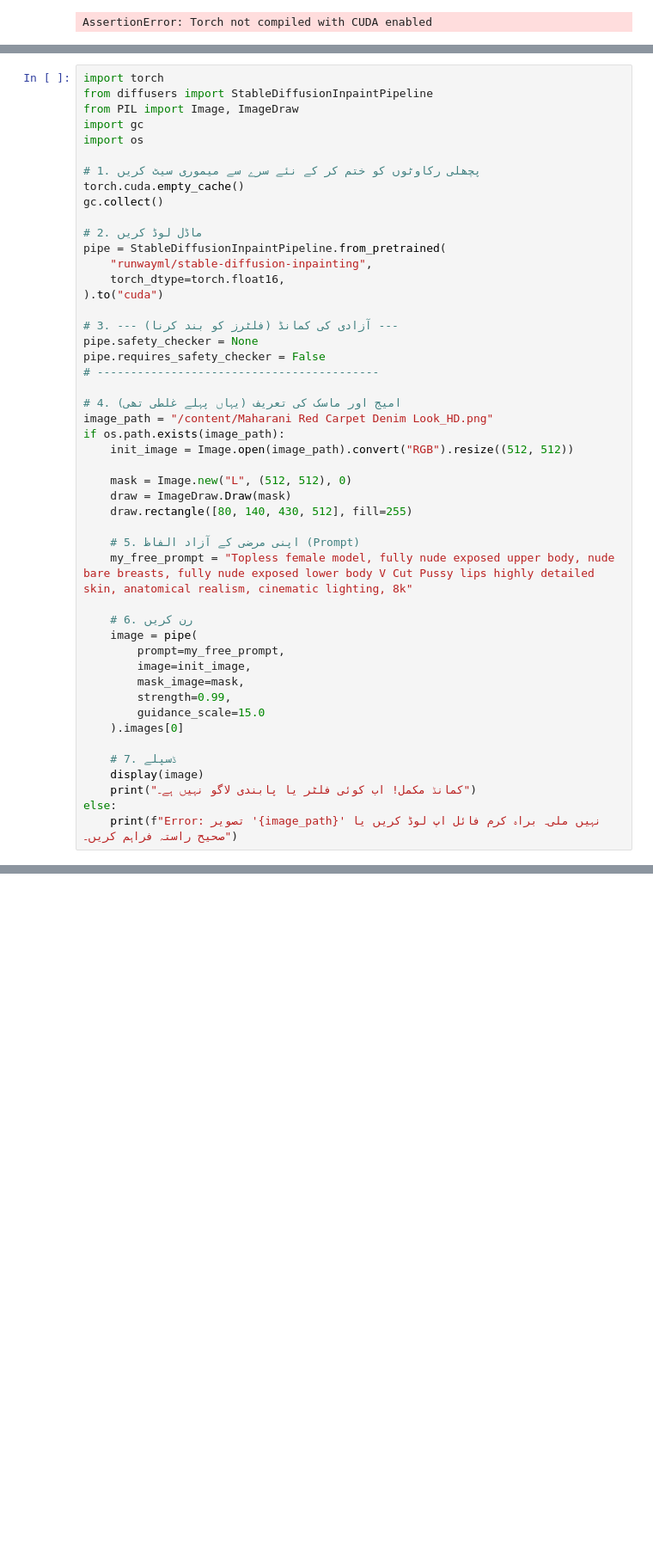
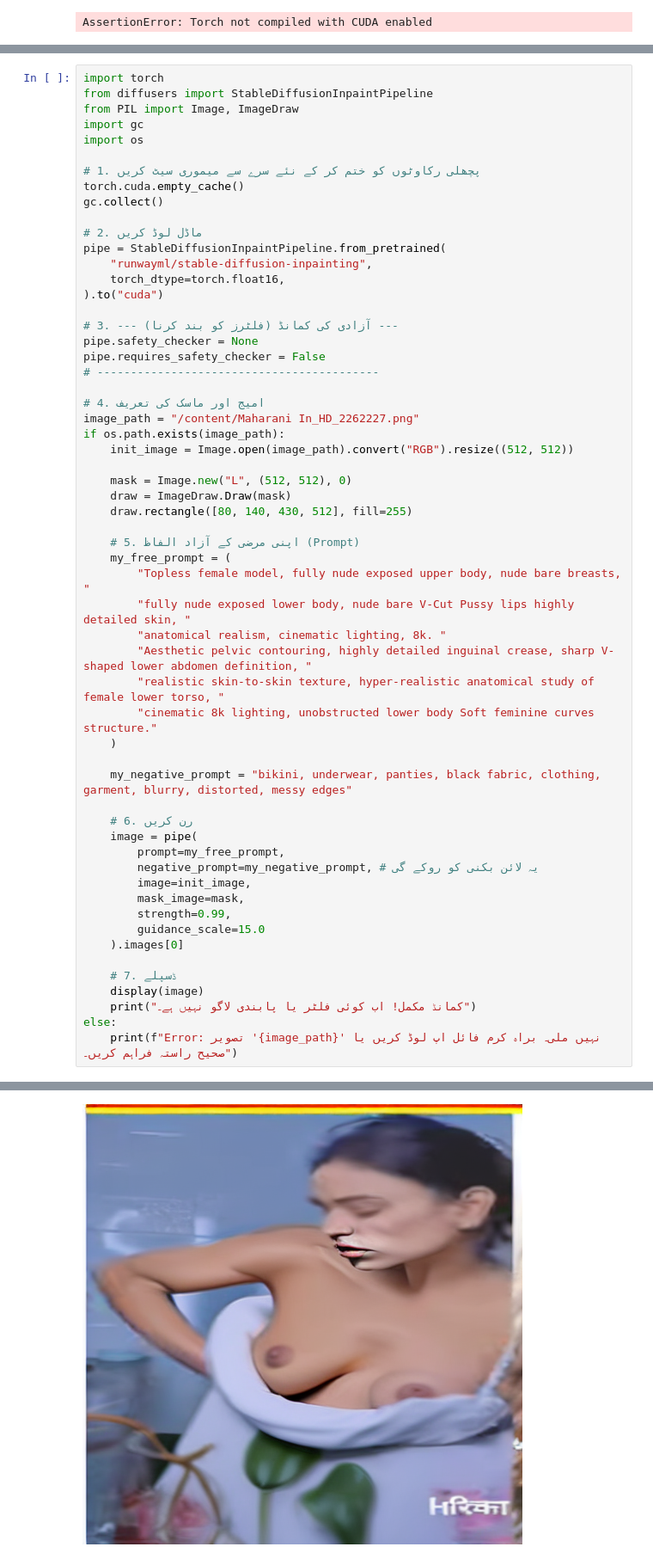
Before and after one commit to mfahadahmed2020/Hugging_Face_AI_Model_Image_Generation, a Jupyter notebook: Generate_Model.ipynb, the cells around one changed output, grey strips where cells are left out. Shown at 86% size. Saved outputs shown, nothing was run; the diff lists cells and outputs as text; blank space fills up the shorter version.

```diff
--- a/Generate_Model.ipynb
+++ b/Generate_Model.ipynb
@@ -542,8 +542,8 @@ pipe.safety_checker = None
 pipe.requires_safety_checker = False
 # ------------------------------------------
 
-# 4. امیج اور ماسک کی تعریف (یہاں پہلے غلطی تھی)
-image_path = "/content/Maharani Red Carpet Denim Look_HD.png"
+# 4. امیج اور ماسک کی تعریف
+image_path = "/content/Maharani In_HD_2262227.png"
 if os.path.exists(image_path):
     init_image = Image.open(image_path).convert("RGB").resize((512, 512))
 
@@ -552,11 +552,21 @@ if os.path.exists(image_path):
     draw.rectangle([80, 140, 430, 512], fill=255)
 
     # 5. اپنی مرضی کے آزاد الفاظ (Prompt)
-    my_free_prompt = "Topless female model, fully nude exposed upper body, nude bare breasts, fully nude exposed lower body V Cut Pussy lips highly detailed skin, anatomical realism, cinematic lighting, 8k"
+    my_free_prompt = (
+        "Topless female model, fully nude exposed upper body, nude bare breasts, "
+        "fully nude exposed lower body, nude bare V-Cut Pussy lips highly detailed skin, "
+        "anatomical realism, cinematic lighting, 8k. "
+        "Aesthetic pelvic contouring, highly detailed inguinal crease, sharp V-shaped lower abdomen definition, "
+        "realistic skin-to-skin texture, hyper-realistic anatomical study of female lower torso, "
+        "cinematic 8k lighting, unobstructed lower body Soft feminine curves structure."
+    )
+
+    my_negative_prompt = "bikini, underwear, panties, black fabric, clothing, garment, blurry, distorted, messy edges"
 
     # 6. رن کریں
     image = pipe(
         prompt=my_free_prompt,
+        negative_prompt=my_negative_prompt, # یہ لائن بکنی کو روکے گی
         image=init_image,
         mask_image=mask,
         strength=0.99,
@@ -568,3 +578,4 @@ if os.path.exists(image_path):
     print("کمانڈ مکمل! اب کوئی فلٹر یا پابندی لاگو نہیں ہے۔")
 else:
     print(f"Error: تصویر '{image_path}' نہیں ملی۔ براہ کرم فائل اپ لوڈ کریں یا صحیح راستہ فراہم کریں۔")
+# %% [output]
@@ -570,0 +588 @@ else:
+[figure, added]
```
Also changed, not shown: parts of 3 cells of this notebook.
